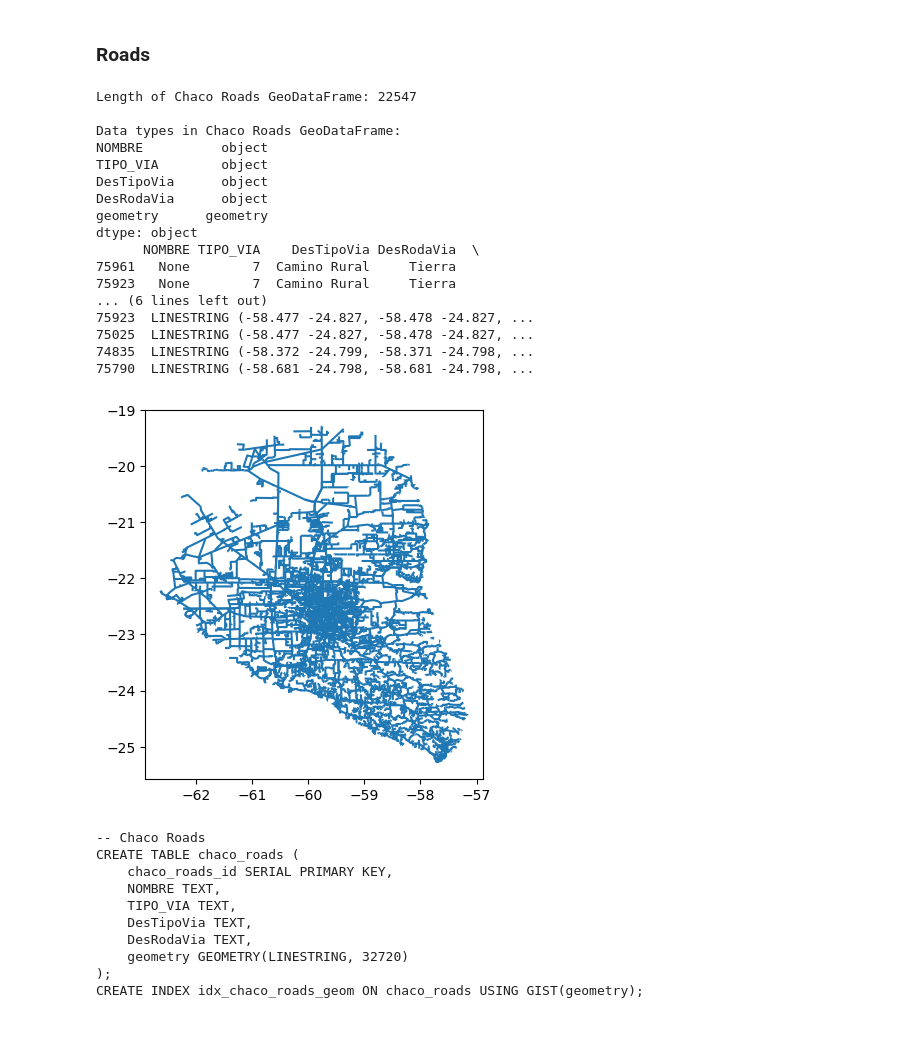
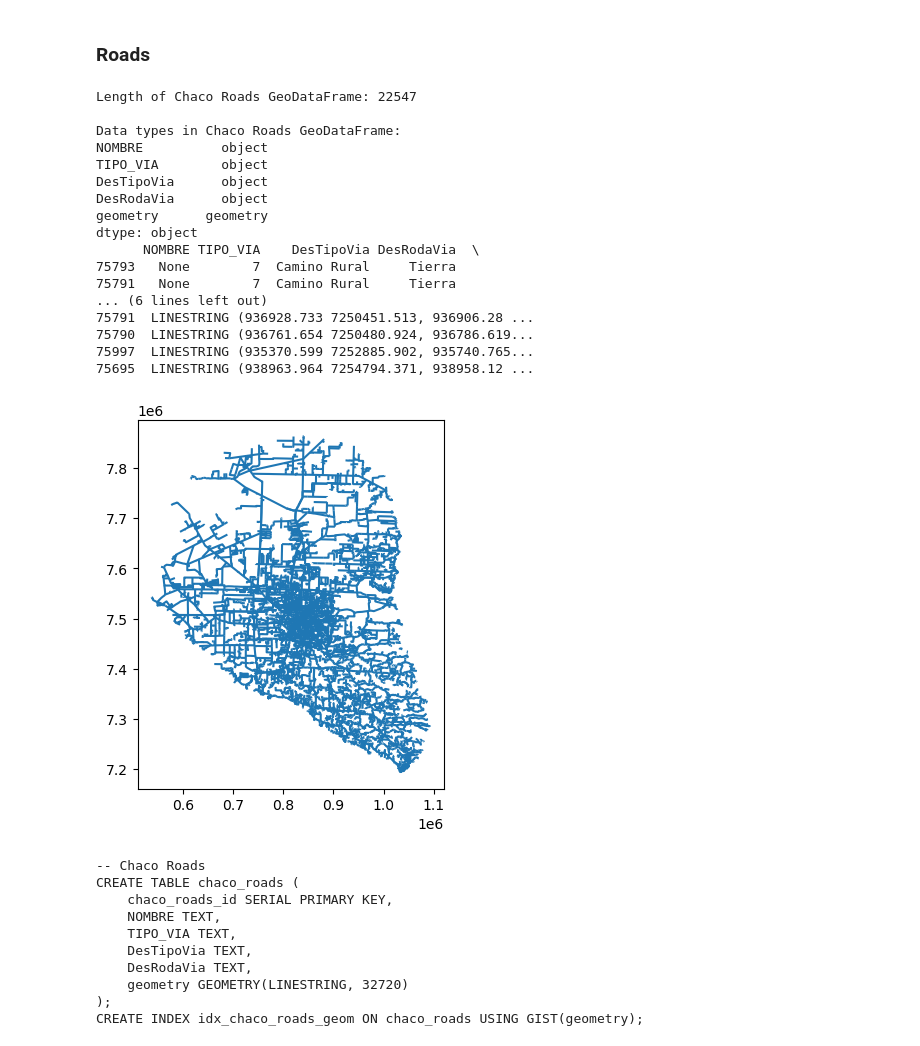
Before and after one commit to p-med/Wildfire-geospatial-dashboard, a Jupyter notebook: data/Data_preparation.ipynb, the cells around one changed output. Saved outputs shown, nothing was run; the diff lists cells and outputs as text; code cells hidden in the pictures.

```diff
--- a/data/Data_preparation.ipynb
+++ b/data/Data_preparation.ipynb
@@ -75,7 +75,7 @@ All geographic data will be clipped to these boundaries.
 # Ingest data
 # Convert to GeoDataFrame
 pry_boundaries_gdf = gpd.read_file('raw/boundaries/Paraguay_bnd.shp')
-pry_boundaries_gdf.set_crs(epsg=32720, inplace=True, allow_override=True)
+pry_boundaries_gdf.to_crs(epsg=32720, inplace=True)
 
 # Display first 5 rows of the GeoDataFrame and get length of data
 display_gdf_info(pry_boundaries_gdf, "Paraguay Boundaries")
@@ -258,38 +259,38 @@ CREATE INDEX idx_fire_events_geom ON fire_events USING GIST(geometry);
 # %%
 # Ingest data
 # Convert to GeoDataFrame
 pry_roads_gdf = gpd.read_file('raw/Vias/V_as_Paraguay_INE_20221.shp')
-pry_roads_gdf.set_crs(epsg=32720, inplace=True, allow_override=True)
+pry_roads_gdf.to_crs(epsg=32720, inplace=True)
 
 # Remove unused columns
 pry_roads_gdf.drop(columns=['fid','DPTO','DISTRITO', 'DPTO_DESC','AREA','DIST_DESC', 'RODA_VIA', 'Long_Metro'], inplace=True)
 
 #Clip to Chaco region
 chaco_roads = clip_to_chaco(pry_roads_gdf.copy())
 
 del(pry_roads_gdf) # Remove full dataset
 
 # Display first 5 rows of the GeoDataFrame and get length of data
 display_gdf_info(chaco_roads, "Chaco Roads")
 # %% [output]
 Length of Chaco Roads GeoDataFrame: 22547
 
 Data types in Chaco Roads GeoDataFrame:
 NOMBRE          object
 TIPO_VIA        object
 DesTipoVia      object
 DesRodaVia      object
 geometry      geometry
 dtype: object
       NOMBRE TIPO_VIA    DesTipoVia DesRodaVia  \
-75961   None        7  Camino Rural     Tierra
-75923   None        7  Camino Rural     Tierra
+75793   None        7  Camino Rural     Tierra
+75791   None        7  Camino Rural     Tierra
 ... (6 lines left out)
-75923  LINESTRING (-58.477 -24.827, -58.478 -24.827, ...
-75025  LINESTRING (-58.477 -24.827, -58.478 -24.827, ...
-74835  LINESTRING (-58.372 -24.799, -58.371 -24.798, ...
-75790  LINESTRING (-58.681 -24.798, -58.681 -24.798, ...
+75791  LINESTRING (936928.733 7250451.513, 936906.28 ...
+75790  LINESTRING (936761.654 7250480.924, 936786.619...
+75997  LINESTRING (935370.599 7252885.902, 935740.765...
+75695  LINESTRING (938963.964 7254794.371, 938958.12 ...
-[figure, old version]
+[figure, new version]
 # %%
 chaco_roads_query = generate_sql_schema(chaco_roads, 'chaco_roads')
 print(chaco_roads_query)
```
Also changed, not shown: parts of 8 cells of this notebook, 4 other files.
